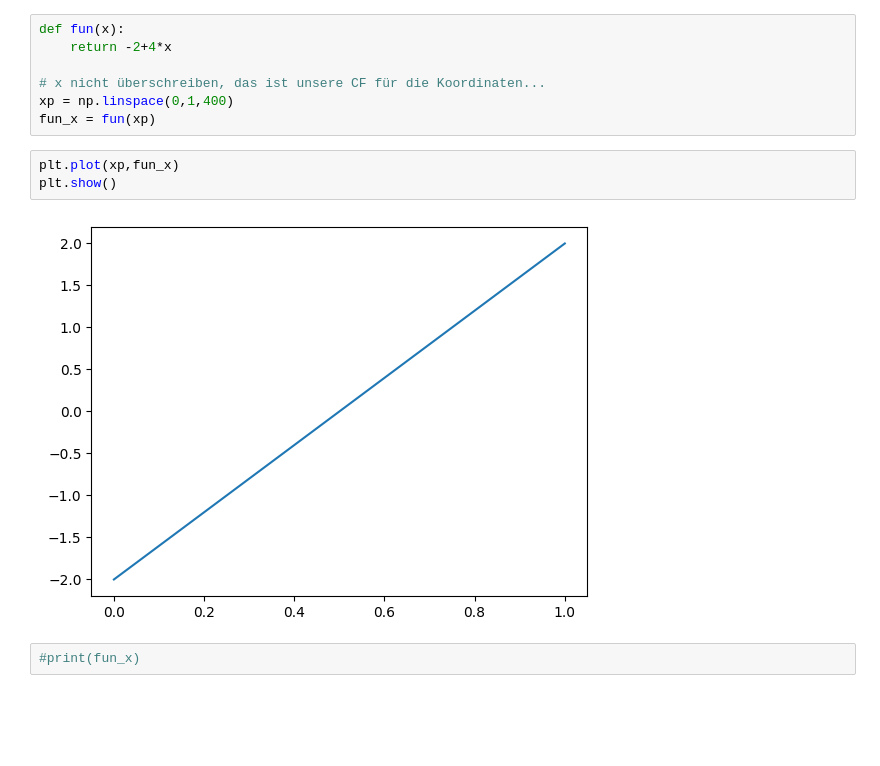
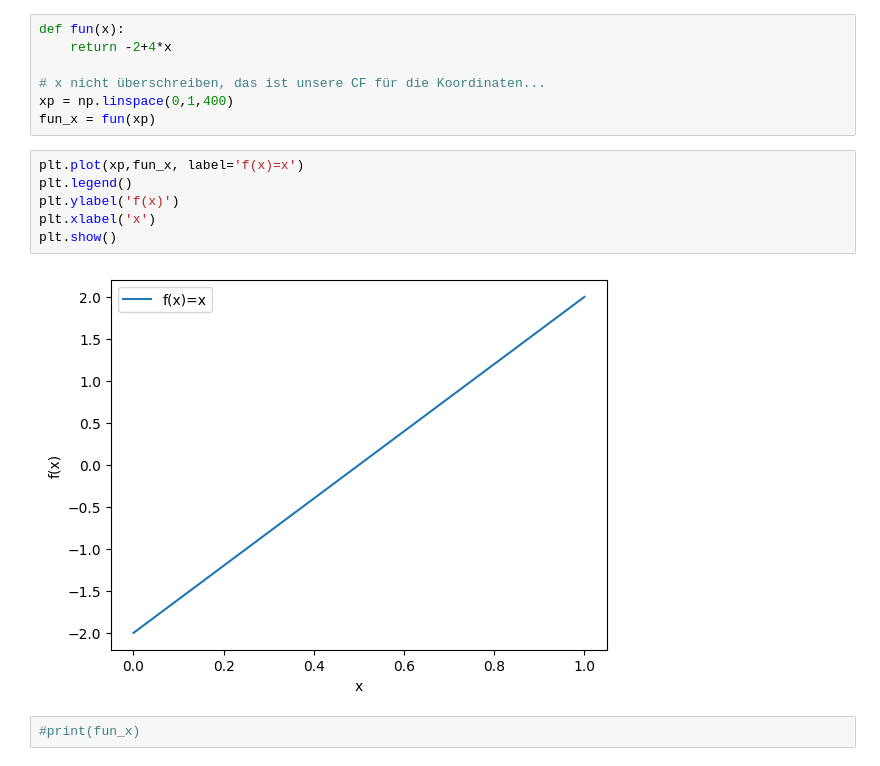
Before and after one commit to cyrilgabriele/HANA_Gruppe2, a Jupyter notebook: Notebooks/1D_Problem_EpsVergleich.ipynb, the cells around one changed output. Cells and saved outputs as stored; diff of their text form; blank space fills up the shorter version.

```diff
--- a/Notebooks/1D_Problem_EpsVergleich.ipynb
+++ b/Notebooks/1D_Problem_EpsVergleich.ipynb
@@ -21,10 +21,13 @@ def fun(x):
 xp = np.linspace(0,1,400)
 fun_x = fun(xp)
 # %%
-plt.plot(xp,fun_x)
+plt.plot(xp,fun_x, label='f(x)=x')
+plt.legend()
+plt.ylabel('f(x)')
+plt.xlabel('x')
 plt.show()
 # %% [output]
-[figure, old version]
+[figure, new version]
 # %%
 #print(fun_x)
 # %%
```
Also changed, not shown: parts of 1 cell of this notebook, 3 other files.
